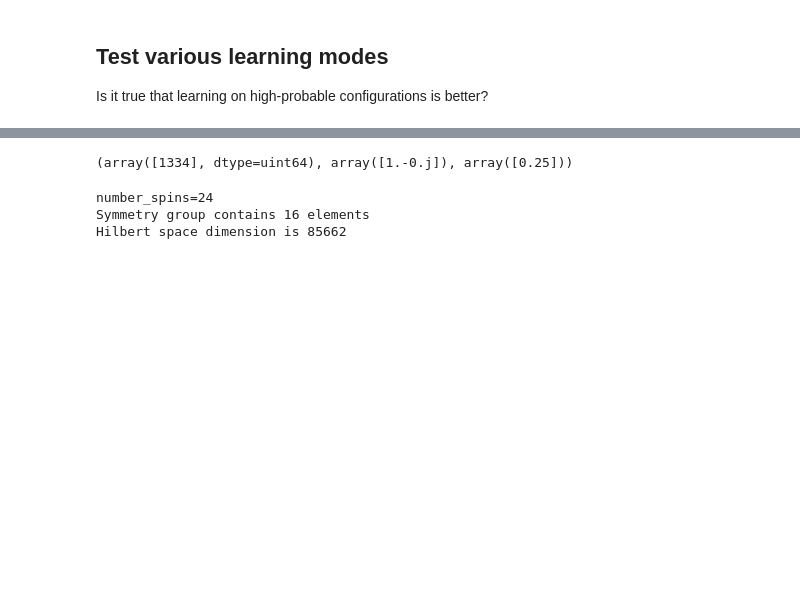
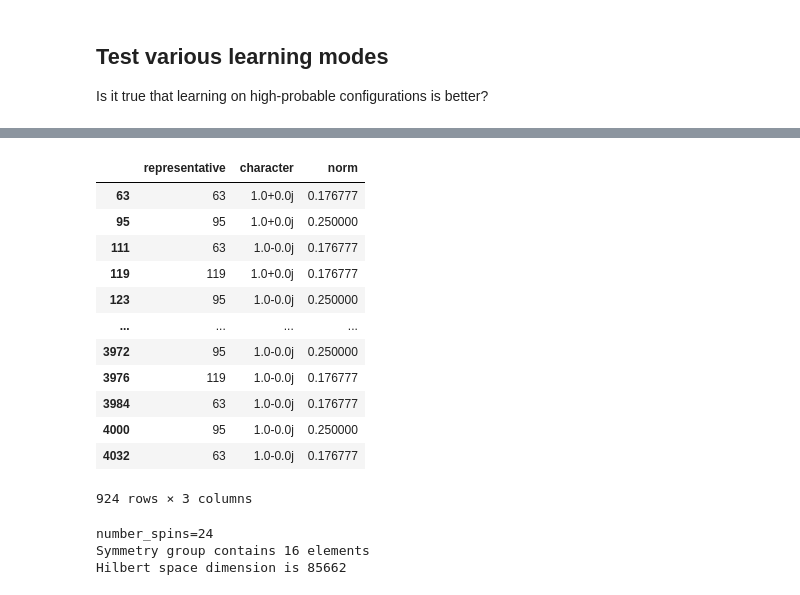
Before and after one commit to ischurov/frustrations-eda, a Jupyter notebook: boolean-analysys-experiments-2.ipynb, the cells around one changed output, grey strips where cells are left out. Cells and saved outputs as stored; diff of their text form; code cells hidden in the pictures; blank space fills up the shorter version.

```diff
--- a/boolean-analysys-experiments-2.ipynb
+++ b/boolean-analysys-experiments-2.ipynb
@@ -117,18 +51,0 @@ def sample_elements(
-# %%
-counts = pd.Series(
-    np.zeros_like(analyzer.system.canonical_basis.states, dtype=np.int64),
-    index=analyzer.system.canonical_basis.states,
-)
-
-for i in tqdm(range(1000)):
-    train_set = sample_elements(
-        system=system,
-        representatives=analyzer.system.basis.states,
-        n=1,
-        prob=analyzer.system.get_df_eigenstate(0, canonical_basis=True)["amplitude"] ** 2,
-    )
-    counts.loc[train_set] += 1
-# %%
-system.basis.state_info(train_set)
-# %% [output]
-(array([1334], dtype=uint64), array([1.-0.j]), array([0.25]))
@@ -153,3 +52,19 @@ assert len(np.intersect1d(system.basis.state_info(train_set)[0], system.basis.st
+# %%
+batched_state_info_df(system.basis, system.canonical_basis.states)
+# %% [output]
+|  | representative | character | norm |
+| 63 | 63 | 1.0+0.0j | 0.176777 |
+| 95 | 95 | 1.0+0.0j | 0.250000 |
+| 111 | 63 | 1.0-0.0j | 0.176777 |
+| 119 | 119 | 1.0+0.0j | 0.176777 |
+| 123 | 95 | 1.0-0.0j | 0.250000 |
+| ... | ... | ... | ... |
+| 3972 | 95 | 1.0-0.0j | 0.250000 |
+| 3976 | 119 | 1.0-0.0j | 0.176777 |
+| 3984 | 63 | 1.0-0.0j | 0.176777 |
+| 4000 | 95 | 1.0-0.0j | 0.250000 |
+| 4032 | 63 | 1.0-0.0j | 0.176777 |
+924 rows × 3 columns
 # %%
 J2 = 0.8
 system = HeisenbergJ1J2(
```
Also changed, not shown: parts of 5 cells of this notebook, 8 other files.
